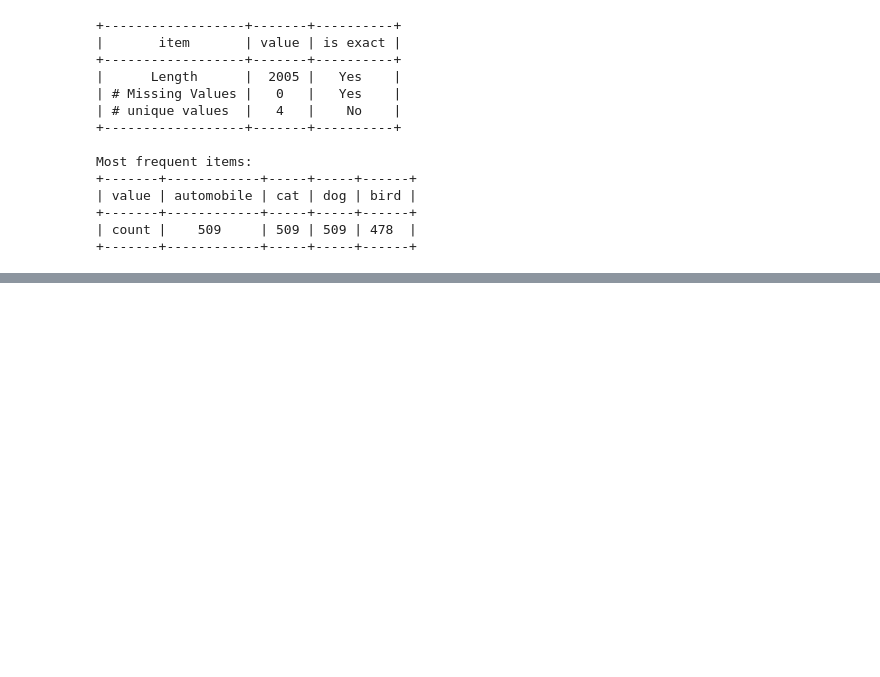
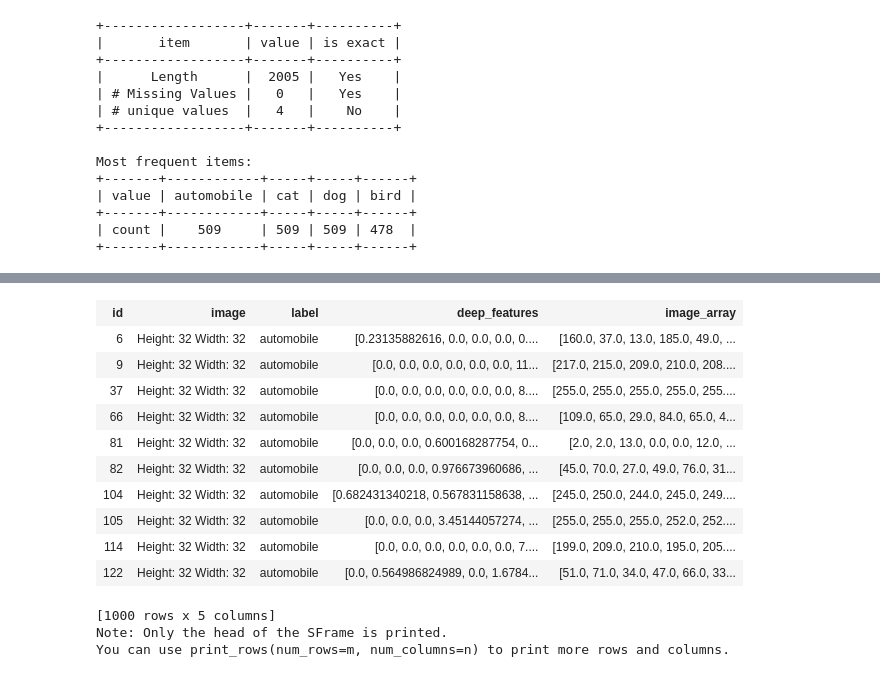
Before and after one commit to mrdhiraj/PythonPractices, a Jupyter notebook: MachineLearning/Week6DeepLearning/Deep Features for Image Classification.ipynb, the cells around one changed output, grey strips where cells are left out. Saved outputs shown, nothing was run; the diff lists cells and outputs as text; code cells hidden in the pictures; blank space fills up the shorter version.

```diff
--- a/MachineLearning/Week6DeepLearning/Deep Features for Image Classification.ipynb
+++ b/MachineLearning/Week6DeepLearning/Deep Features for Image Classification.ipynb
@@ -202,0 +307,5 @@ Most frequent items:
+# %%
+image_test_cat=image_test[image_test['label']=='cat']
+image_test_dog=image_test[image_test['label']=='dog']
+image_test_bird=image_test[image_test['label']=='bird']
+image_test_automobile=image_test[image_test['label']=='automobile']
@@ -202,0 +372,17 @@ Most frequent items:
+# %%
+image_test_automobile
+# %% [output]
+| id | image | label | deep_features | image_array |
+| 6 | Height: 32 Width: 32 | automobile | [0.23135882616, 0.0, 0.0, 0.0, 0.... | [160.0, 37.0, 13.0, 185.0, 49.0, ... |
+| 9 | Height: 32 Width: 32 | automobile | [0.0, 0.0, 0.0, 0.0, 0.0, 0.0, 11... | [217.0, 215.0, 209.0, 210.0, 208.... |
+| 37 | Height: 32 Width: 32 | automobile | [0.0, 0.0, 0.0, 0.0, 0.0, 0.0, 8.... | [255.0, 255.0, 255.0, 255.0, 255.... |
+| 66 | Height: 32 Width: 32 | automobile | [0.0, 0.0, 0.0, 0.0, 0.0, 0.0, 8.... | [109.0, 65.0, 29.0, 84.0, 65.0, 4... |
+| 81 | Height: 32 Width: 32 | automobile | [0.0, 0.0, 0.0, 0.600168287754, 0... | [2.0, 2.0, 13.0, 0.0, 0.0, 12.0, ... |
+| 82 | Height: 32 Width: 32 | automobile | [0.0, 0.0, 0.0, 0.976673960686, ... | [45.0, 70.0, 27.0, 49.0, 76.0, 31... |
+| 104 | Height: 32 Width: 32 | automobile | [0.682431340218, 0.567831158638, ... | [245.0, 250.0, 244.0, 245.0, 249.... |
+| 105 | Height: 32 Width: 32 | automobile | [0.0, 0.0, 0.0, 3.45144057274, ... | [255.0, 255.0, 255.0, 252.0, 252.... |
+| 114 | Height: 32 Width: 32 | automobile | [0.0, 0.0, 0.0, 0.0, 0.0, 0.0, 7.... | [199.0, 209.0, 210.0, 195.0, 205.... |
+| 122 | Height: 32 Width: 32 | automobile | [0.0, 0.564986824989, 0.0, 1.6784... | [51.0, 71.0, 34.0, 47.0, 66.0, 33... |
+[1000 rows x 5 columns]
+Note: Only the head of the SFrame is printed.
+You can use print_rows(num_rows=m, num_columns=n) to print more rows and columns.
```
Also changed, not shown: parts of 45 cells of this notebook.
